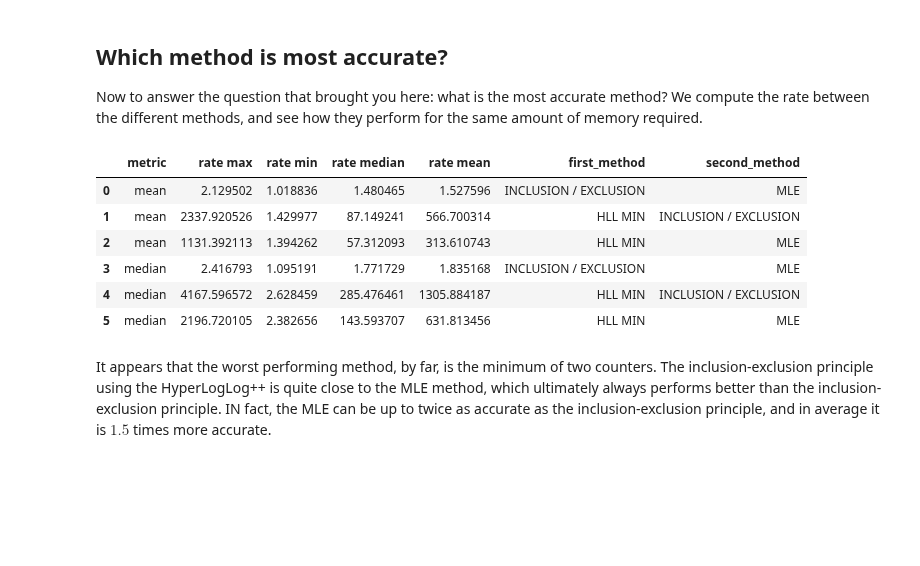
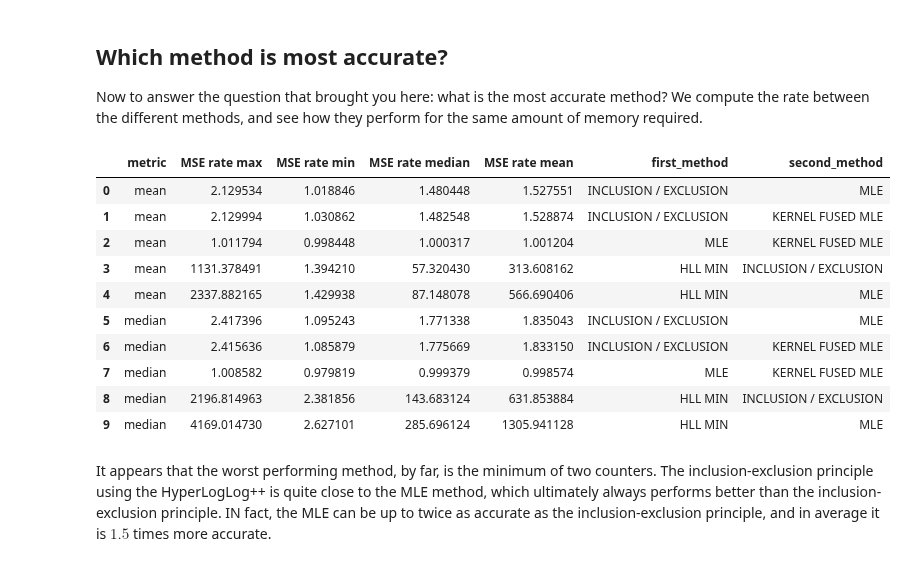
Before and after one commit to LucaCappelletti94/hyperloglog-rs, a Jupyter notebook: Intersection evaluations.ipynb, the cells around one changed output. Drawn from its saved outputs; the diff is of its cells as text; code cells hidden in the pictures; blank space fills up the shorter version.

```diff
--- a/Intersection evaluations.ipynb
+++ b/Intersection evaluations.ipynb
@@ -130,51 +176,77 @@ Now to answer the question that brought you here: what is the most accurate meth
 # %%
 methods = []
 
 for metric in ("mean", "median"):
     rate_ie_mle = data_hll.inclusion_exclusion_error[metric] / data_hll.mle_3_error[metric]
-    rate_min_ie = data_hll.hll_min_error[metric] / data_hll.mle_3_error[metric]
-    rate_min_mle = data_hll.hll_min_error[metric] / data_hll.inclusion_exclusion_error[metric]
+    rate_ie_mle_updated = data_hll.inclusion_exclusion_error[metric] / data_hll.kernel_fused_mle_3_error[metric]
+    rate_mle_mle_updated = data_hll.mle_3_error[metric] / data_hll.kernel_fused_mle_3_error[metric]
+    rate_min_mle = data_hll.hll_min_error[metric] / data_hll.mle_3_error[metric]
+    rate_min_ie = data_hll.hll_min_error[metric] / data_hll.inclusion_exclusion_error[metric]
 
     methods.append(pd.DataFrame({
         "metric": metric,
-        "rate max": rate_ie_mle.max(),
-        "rate min": rate_ie_mle.min(),
-        "rate median": rate_ie_mle.median(),
-        "rate mean": rate_ie_mle.mean(),
+        "MSE rate max": rate_ie_mle.max(),
+        "MSE rate min": rate_ie_mle.min(),
+        "MSE rate median": rate_ie_mle.median(),
+        "MSE rate mean": rate_ie_mle.mean(),
         "first_method": "INCLUSION / EXCLUSION",
         "second_method": "MLE"
     }, index=[0]))
 
     methods.append(pd.DataFrame({
         "metric": metric,
-        "rate max": rate_min_ie.max(),
-        "rate min": rate_min_ie.min(),
-        "rate median": rate_min_ie.median(),
-        "rate mean": rate_min_ie.mean(),
+        "MSE rate max": rate_ie_mle_updated.max(),
+        "MSE rate min": rate_ie_mle_updated.min(),
+        "MSE rate median": rate_ie_mle_updated.median(),
+        "MSE rate mean": rate_ie_mle_updated.mean(),
+        "first_method": "INCLUSION / EXCLUSION",
+        "second_method": "KERNEL FUSED MLE"
+    }, index=[0]))
+
+    methods.append(pd.DataFrame({
+        "metric": metric,
+        "MSE rate max": rate_mle_mle_updated.max(),
+        "MSE rate min": rate_mle_mle_updated.min(),
+        "MSE rate median": rate_mle_mle_updated.median(),
+        "MSE rate mean": rate_mle_mle_updated.mean(),
+        "first_method": "MLE",
+        "second_method": "KERNEL FUSED MLE"
+    }, index=[0]))
+
+    methods.append(pd.DataFrame({
+        "metric": metric,
+        "MSE rate max": rate_min_ie.max(),
+        "MSE rate min": rate_min_ie.min(),
+        "MSE rate median": rate_min_ie.median(),
+        "MSE rate mean": rate_min_ie.mean(),
         "first_method": "HLL MIN",
         "second_method": "INCLUSION / EXCLUSION"
     }, index=[0]))
 
     methods.append(pd.DataFrame({
         "metric": metric,
-        "rate max": rate_min_mle.max(),
-        "rate min": rate_min_mle.min(),
-        "rate median": rate_min_mle.median(),
-        "rate mean": rate_min_mle.mean(),
+        "MSE rate max": rate_min_mle.max(),
+        "MSE rate min": rate_min_mle.min(),
+        "MSE rate median": rate_min_mle.median(),
+        "MSE rate mean": rate_min_mle.mean(),
         "first_method": "HLL MIN",
         "second_method": "MLE"
     }, index=[0]))
 
 methods = pd.concat(methods).reset_index(drop=True)
 methods
 # %% [output]
-|  | metric | rate max | rate min | rate median | rate mean | first_method | second_method |
-| 0 | mean | 2.129502 | 1.018836 | 1.480465 | 1.527596 | INCLUSION / EXCLUSION | MLE |
-| 1 | mean | 2337.920526 | 1.429977 | 87.149241 | 566.700314 | HLL MIN | INCLUSION / EXCLUSION |
-| 2 | mean | 1131.392113 | 1.394262 | 57.312093 | 313.610743 | HLL MIN | MLE |
-| 3 | median | 2.416793 | 1.095191 | 1.771729 | 1.835168 | INCLUSION / EXCLUSION | MLE |
-| 4 | median | 4167.596572 | 2.628459 | 285.476461 | 1305.884187 | HLL MIN | INCLUSION / EXCLUSION |
-| 5 | median | 2196.720105 | 2.382656 | 143.593707 | 631.813456 | HLL MIN | MLE |
+|  | metric | MSE rate max | MSE rate min | MSE rate median | MSE rate mean | first_method | second_method |
+| 0 | mean | 2.129534 | 1.018846 | 1.480448 | 1.527551 | INCLUSION / EXCLUSION | MLE |
+| 1 | mean | 2.129994 | 1.030862 | 1.482548 | 1.528874 | INCLUSION / EXCLUSION | KERNEL FUSED MLE |
+| 2 | mean | 1.011794 | 0.998448 | 1.000317 | 1.001204 | MLE | KERNEL FUSED MLE |
+| 3 | mean | 1131.378491 | 1.394210 | 57.320430 | 313.608162 | HLL MIN | INCLUSION / EXCLUSION |
+| 4 | mean | 2337.882165 | 1.429938 | 87.148078 | 566.690406 | HLL MIN | MLE |
+| 5 | median | 2.417396 | 1.095243 | 1.771338 | 1.835043 | INCLUSION / EXCLUSION | MLE |
+| 6 | median | 2.415636 | 1.085879 | 1.775669 | 1.833150 | INCLUSION / EXCLUSION | KERNEL FUSED MLE |
+| 7 | median | 1.008582 | 0.979819 | 0.999379 | 0.998574 | MLE | KERNEL FUSED MLE |
+| 8 | median | 2196.814963 | 2.381856 | 143.683124 | 631.853884 | HLL MIN | INCLUSION / EXCLUSION |
+| 9 | median | 4169.014730 | 2.627101 | 285.696124 | 1305.941128 | HLL MIN | MLE |
 # %% [markdown]
 It appears that the worst performing method, by far, is the minimum of two counters. The inclusion-exclusion principle using the HyperLogLog++ is quite close to the MLE method, which ultimately always performs better than the inclusion-exclusion principle. IN fact, the MLE can be up to twice as accurate as the inclusion-exclusion principle, and in average it is $1.5$ times more accurate.
 # %% [markdown]
```
Also changed, not shown: parts of 7 cells of this notebook, 48 other files.
